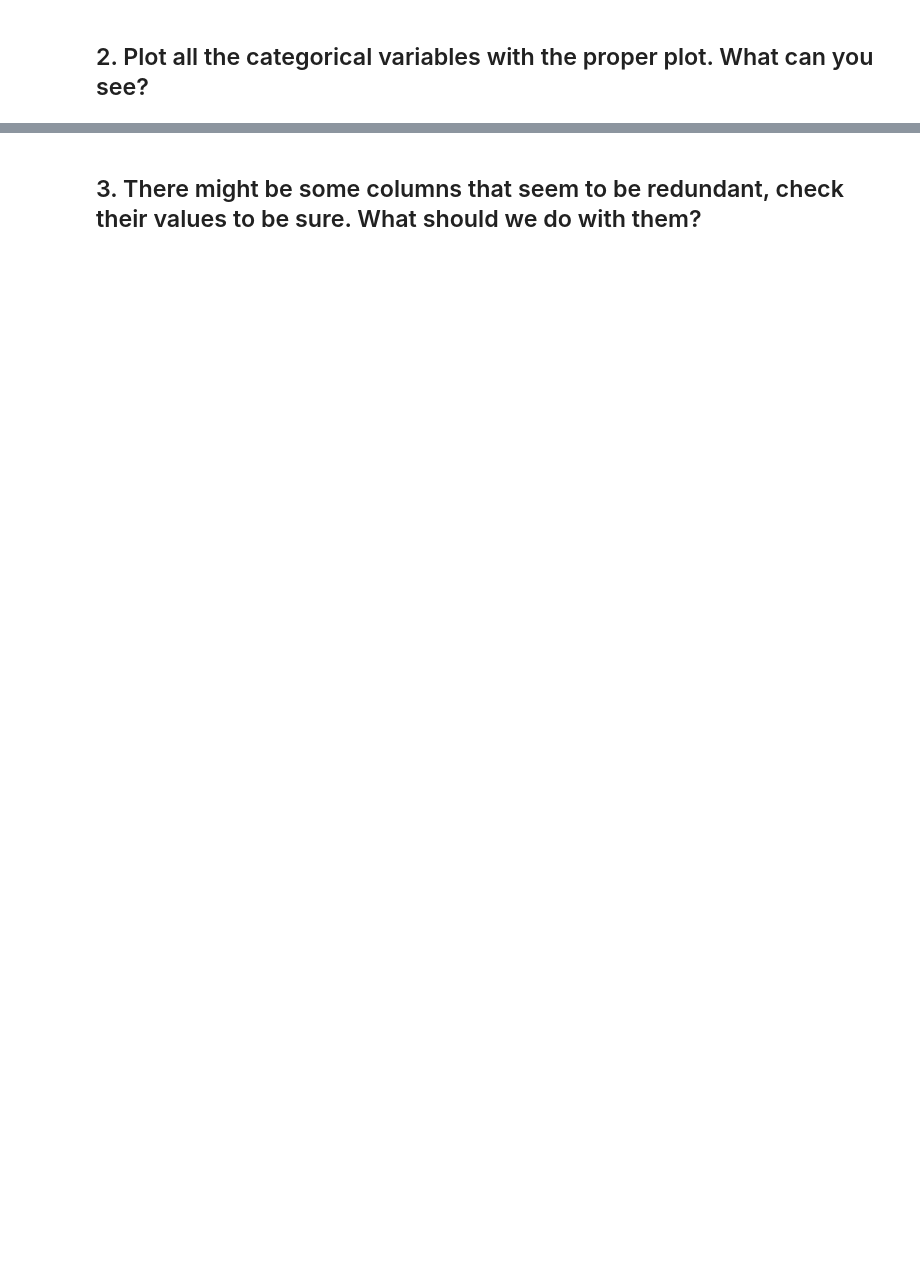
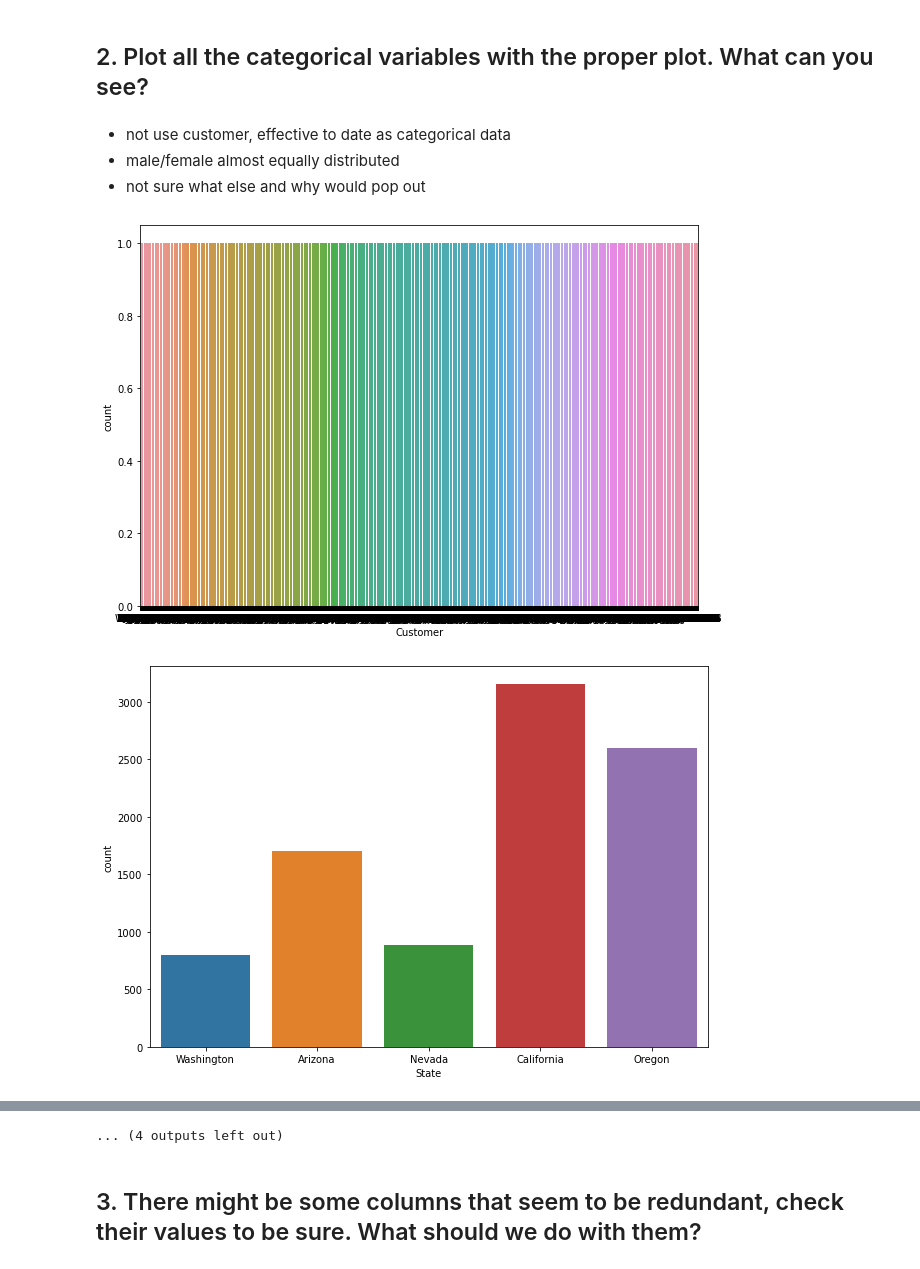
Before and after one commit to Ironhack-Data-0621-Remote/lab-feature-extraction, a Jupyter notebook: Solutions.ipynb, the cells around one changed output, grey strips where cells are left out. Drawn from its saved outputs; the diff is of its cells as text; code cells hidden in the pictures; blank space fills up the shorter version.

````diff
--- a/Solutions.ipynb
+++ b/Solutions.ipynb
@@ -5,3 +11,5 @@ For this lab, we will be using the same dataset we used in the previous labs. We
+# %%
+data = pd.read_csv('we_fn_use_c_marketing_customer_value_analysis.csv')
 # %% [markdown]
 ## 1. Open the categoricals variable we created before.
 # %% [markdown]
@@ -9,3 +17,6 @@ For this lab, we will be using the same dataset we used in the previous labs. We
 categoricals = data.select_dtypes(np.object)
 categoricals.head()
 ```
+# %%
+categoricals = data.select_dtypes('object')
+categoricals
@@ -12,2 +37,14 @@ categoricals.head()
 # %% [markdown]
 ## 2. Plot all the categorical variables with the proper plot. What can you see?
+# %% [markdown]
+- not use customer, effective to date as categorical data
+- male/female almost equally distributed
+- not sure what else and why would pop out
+# %%
+for column in categoricals:
+    plt.figure(figsize=(10,7))
+    sns.countplot(categoricals[column])
+    plt.show()
+# %% [output]
+[figure, added]
+[figure, added]
@@ -14,2 +61,3 @@ categoricals.head()
+... (4 outputs left out)
 # %% [markdown]
 ## 3. There might be some columns that seem to be redundant, check their values to be sure. What should we do with them?
````
Also changed, not shown: parts of 8 cells of this notebook.
